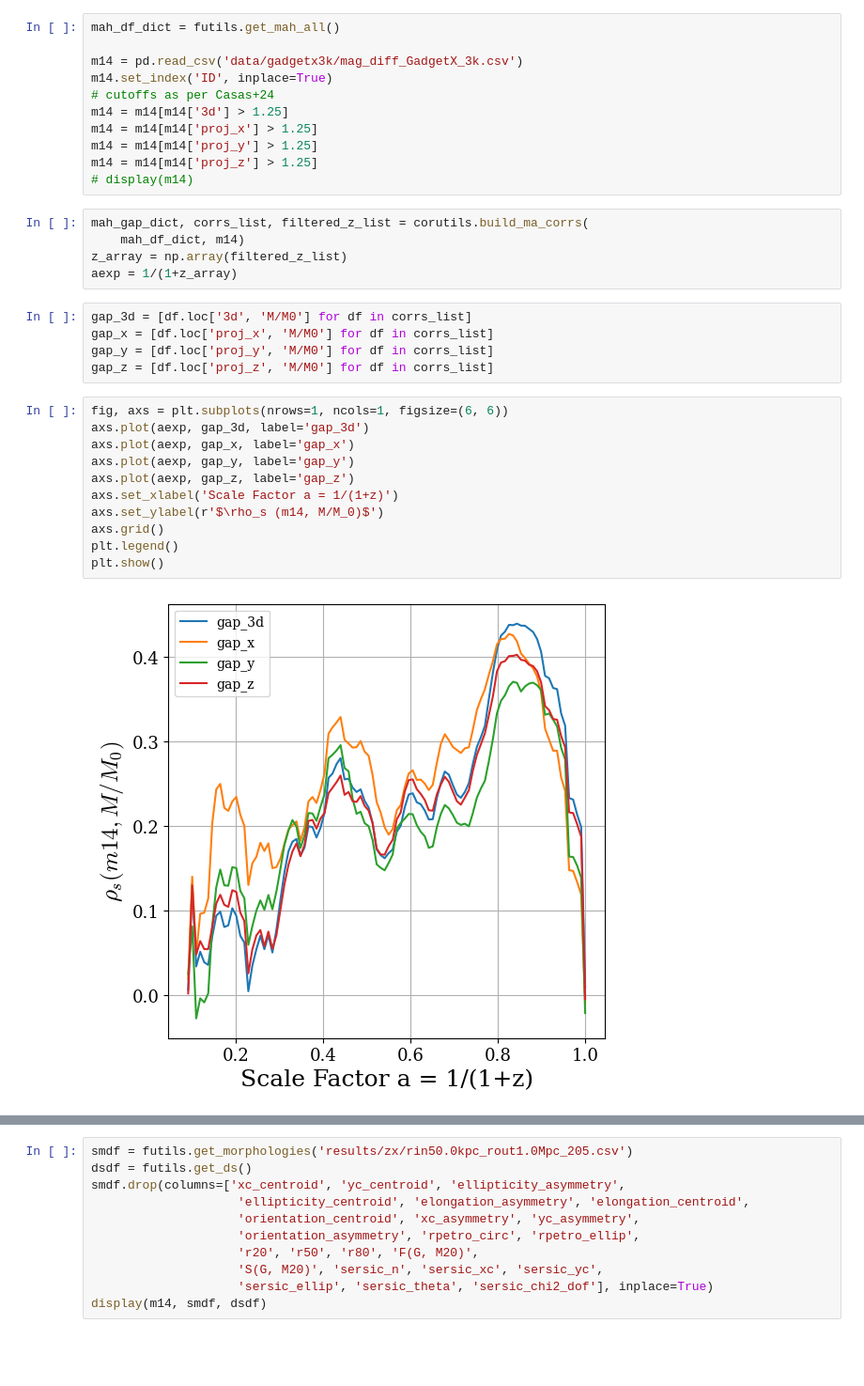
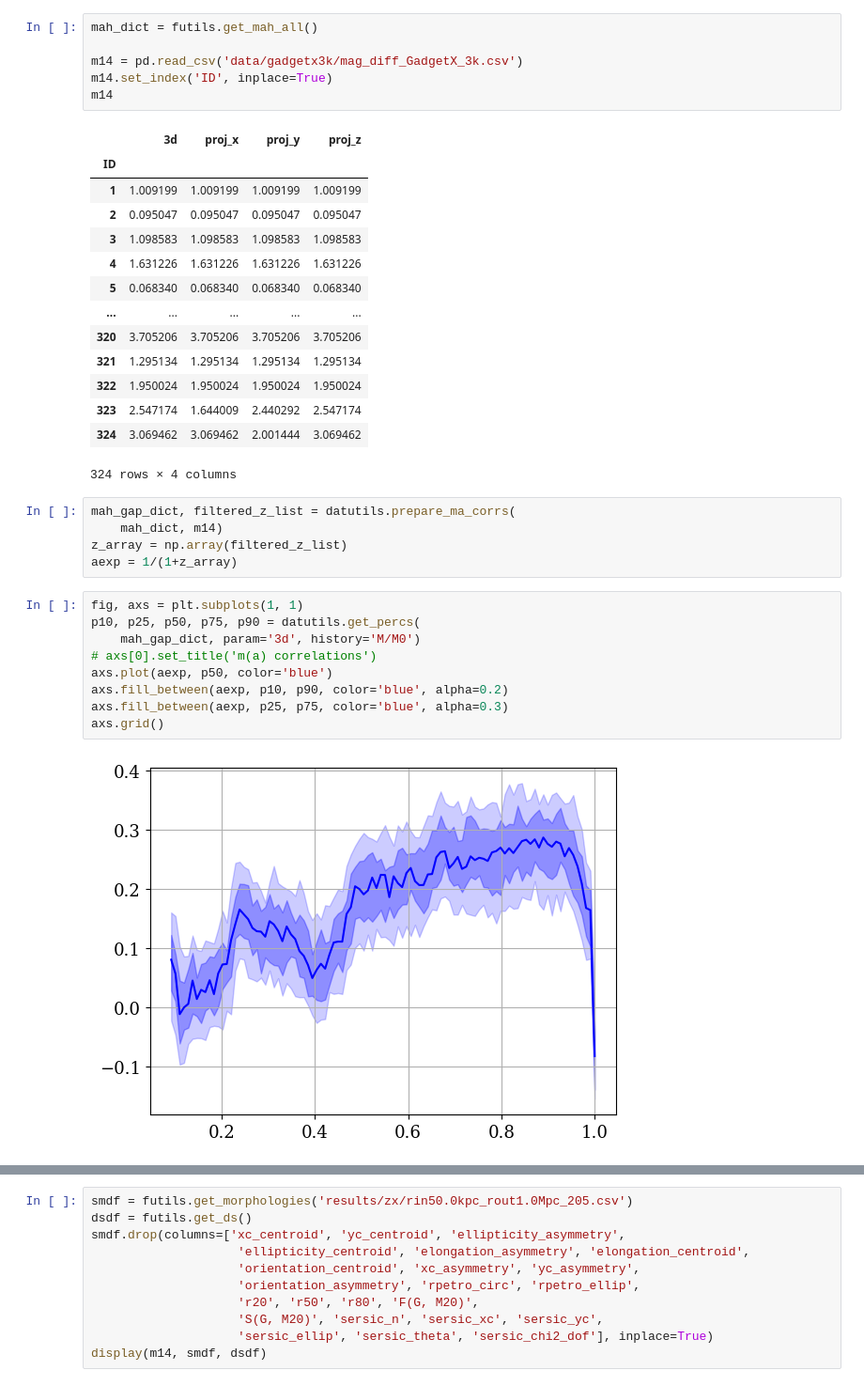
Before and after one commit to Kabelo-T/cluster_morph, a Jupyter notebook: magnitude_gaps.ipynb, the cells around one changed output, grey strips where cells are left out. Shown at 94% size. Drawn from its saved outputs; the diff is of its cells as text; blank space fills up the shorter version.

```diff
--- a/magnitude_gaps.ipynb
+++ b/magnitude_gaps.ipynb
@@ -21,36 +22,39 @@ plt.rcParams['axes.labelsize'] = 18
 plt.rcParams["mathtext.fontset"] = "cm"
 plt.rcParams["font.family"] = "serif"
 # %%
-mah_df_dict = futils.get_mah_all()
+mah_dict = futils.get_mah_all()
 
 m14 = pd.read_csv('data/gadgetx3k/mag_diff_GadgetX_3k.csv')
 m14.set_index('ID', inplace=True)
-# cutoffs as per Casas+24
-m14 = m14[m14['3d'] > 1.25]
-m14 = m14[m14['proj_x'] > 1.25]
-m14 = m14[m14['proj_y'] > 1.25]
-m14 = m14[m14['proj_z'] > 1.25]
-# display(m14)
+m14
+# %% [output]
+|  | 3d | proj_x | proj_y | proj_z |
+| ID |  |  |  |  |
+| 1 | 1.009199 | 1.009199 | 1.009199 | 1.009199 |
+| 2 | 0.095047 | 0.095047 | 0.095047 | 0.095047 |
+| 3 | 1.098583 | 1.098583 | 1.098583 | 1.098583 |
+| 4 | 1.631226 | 1.631226 | 1.631226 | 1.631226 |
+| 5 | 0.068340 | 0.068340 | 0.068340 | 0.068340 |
+| ... | ... | ... | ... | ... |
+| 320 | 3.705206 | 3.705206 | 3.705206 | 3.705206 |
+| 321 | 1.295134 | 1.295134 | 1.295134 | 1.295134 |
+| 322 | 1.950024 | 1.950024 | 1.950024 | 1.950024 |
+| 323 | 2.547174 | 1.644009 | 2.440292 | 2.547174 |
+| 324 | 3.069462 | 3.069462 | 2.001444 | 3.069462 |
+324 rows × 4 columns
 # %%
-mah_gap_dict, corrs_list, filtered_z_list = corutils.build_ma_corrs(
-    mah_df_dict, m14)
+mah_gap_dict, filtered_z_list = datutils.prepare_ma_corrs(
+    mah_dict, m14)
 z_array = np.array(filtered_z_list)
 aexp = 1/(1+z_array)
-# %%
-gap_3d = [df.loc['3d', 'M/M0'] for df in corrs_list]
-gap_x = [df.loc['proj_x', 'M/M0'] for df in corrs_list]
-gap_y = [df.loc['proj_y', 'M/M0'] for df in corrs_list]
-gap_z = [df.loc['proj_z', 'M/M0'] for df in corrs_list]
-# %%
-fig, axs = plt.subplots(nrows=1, ncols=1, figsize=(6, 6))
-axs.plot(aexp, gap_3d, label='gap_3d')
-axs.plot(aexp, gap_x, label='gap_x')
-axs.plot(aexp, gap_y, label='gap_y')
-axs.plot(aexp, gap_z, label='gap_z')
-axs.set_xlabel('Scale Factor a = 1/(1+z)')
-axs.set_ylabel(r'$\rho_s (m14, M/M_0)$')
-axs.grid()
-plt.legend()
-plt.show()
-# %% [output]
-[figure, removed]
+# %%
+fig, axs = plt.subplots(1, 1)
+p10, p25, p50, p75, p90 = datutils.get_percs(
+    mah_gap_dict, param='3d', history='M/M0')
+# axs[0].set_title('m(a) correlations')
+axs.plot(aexp, p50, color='blue')
+axs.fill_between(aexp, p10, p90, color='blue', alpha=0.2)
+axs.fill_between(aexp, p25, p75, color='blue', alpha=0.3)
+axs.grid()
+# %% [output]
+[figure, added]
```
Also changed, not shown: parts of 8 cells of this notebook, 8 other files.
